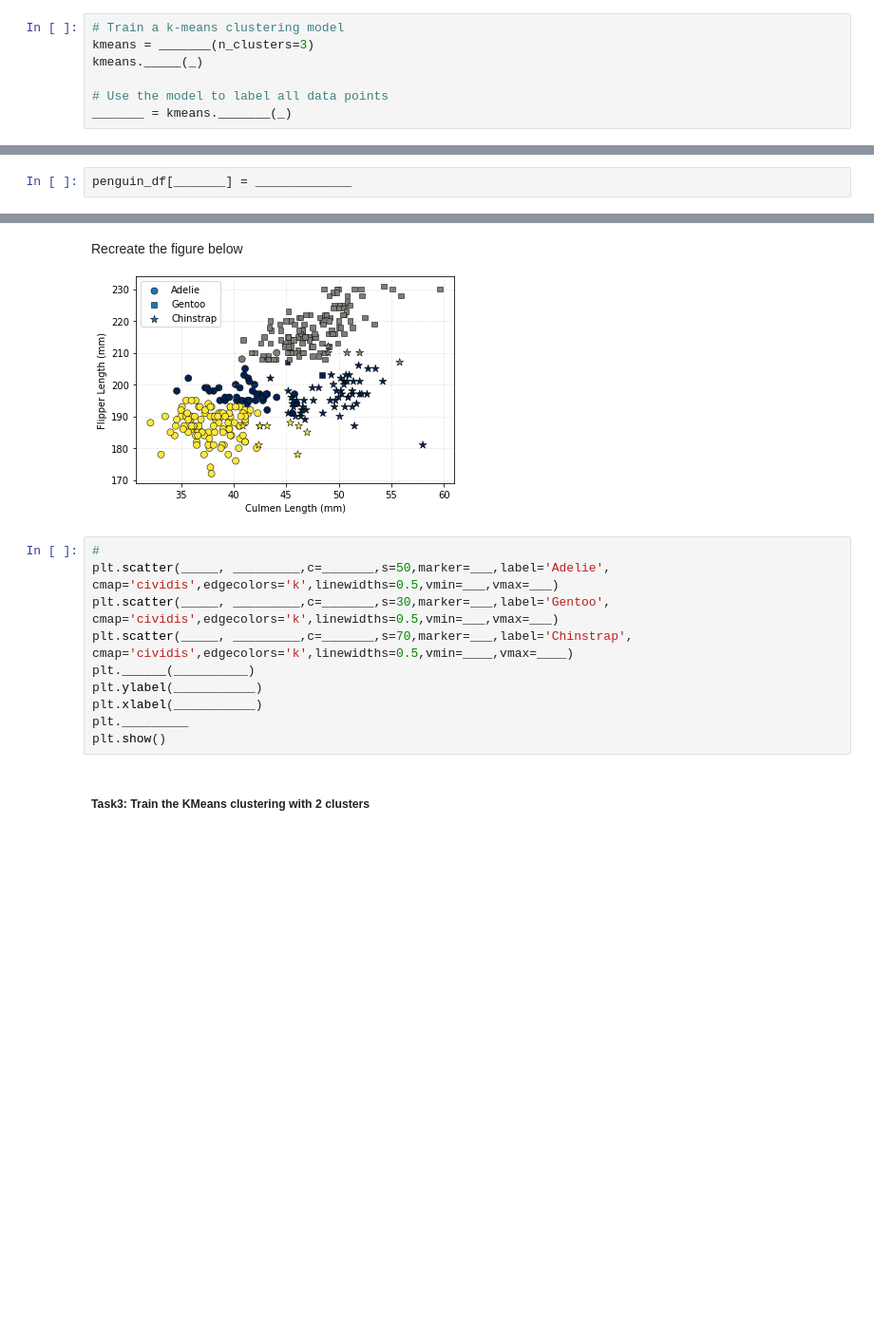
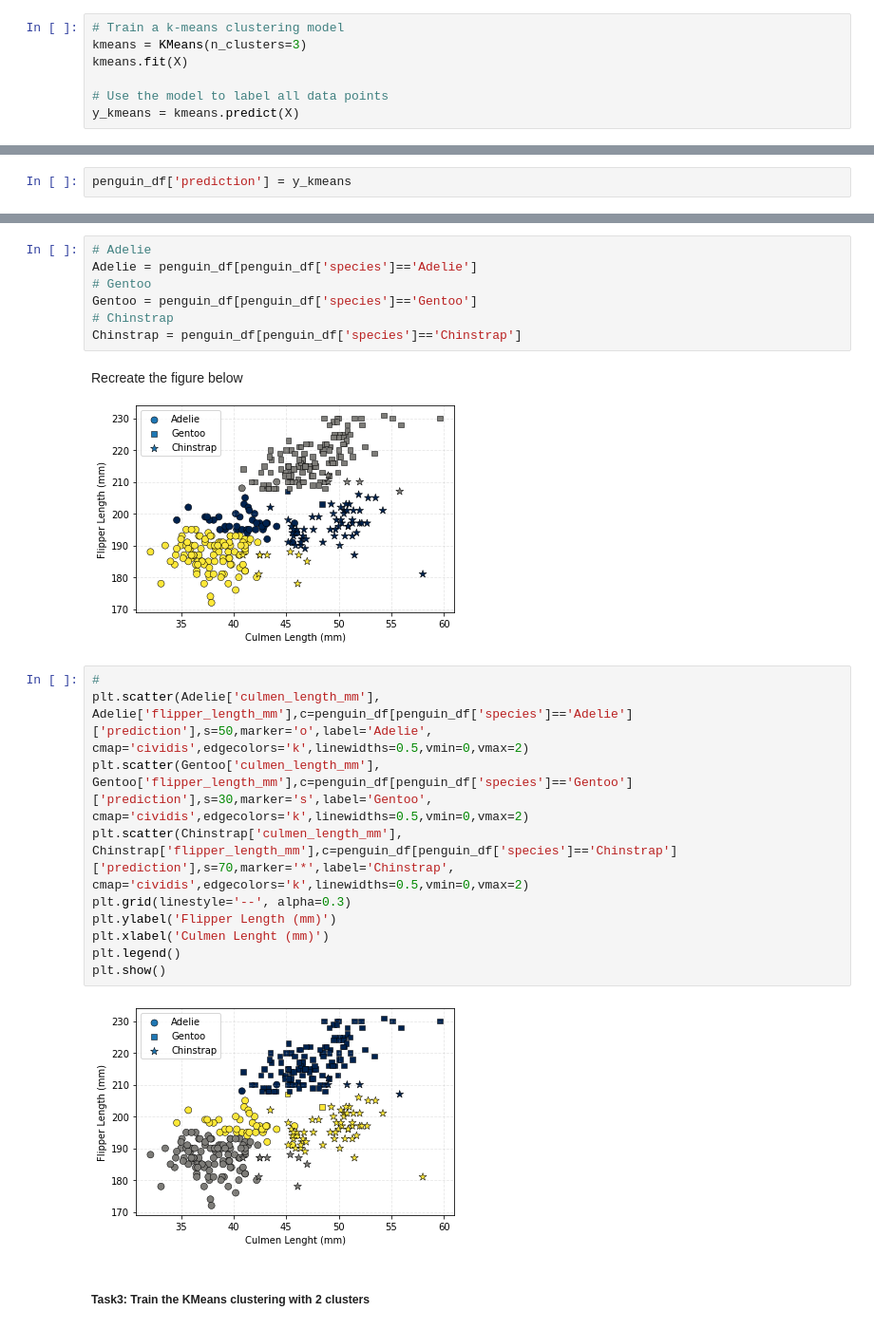
Before and after one commit to JerKeller/2022_Intro_Python, a Jupyter notebook: W4_S1.ipynb, the cells around one changed output, grey strips where cells are left out. Shown: that part at 95% size. Drawn from its saved outputs; the diff is of its cells as text; blank space fills up the shorter version.

```diff
--- a/W4_S1.ipynb
+++ b/W4_S1.ipynb
@@ -161,14 +175,14 @@ Based on the silhouette and elbow analysis, it seems the either 2 or 3 clusters
 ##### **Task2: Perform KMeans clustering with 3 clusters**
 # %%
 # Train a k-means clustering model
-kmeans = _______(n_clusters=3)
-kmeans._____(_)
+kmeans = KMeans(n_clusters=3)
+kmeans.fit(X)
 
 # Use the model to label all data points
-_______ = kmeans._______(_)
+y_kmeans = kmeans.predict(X)
 # %% [markdown]
 Now, our penguin dataset is labelled. So we can compare our clustering results with the truth to see how well our trained model performed.
 # %% [markdown]
 First store the predicted labels in the pandas dataframe
-# %%
-penguin_df[_______] = _____________
+# %%
+penguin_df['prediction'] = y_kmeans
@@ -183,17 +197,26 @@ Then extract the culmen_length_mm and flipper_length_mm of the three penguin cat
+# %%
+# Adelie
+Adelie = penguin_df[penguin_df['species']=='Adelie']
+# Gentoo
+Gentoo = penguin_df[penguin_df['species']=='Gentoo']
+# Chinstrap
+Chinstrap = penguin_df[penguin_df['species']=='Chinstrap']
 # %% [markdown]
 Recreate the figure below
 
 ![plot3.png](embedded-picture-1)
 # %%
 #
-plt.scatter(_____, _________,c=_______,s=50,marker=___,label='Adelie', cmap='cividis',edgecolors='k',linewidths=0.5,vmin=___,vmax=___)
-plt.scatter(_____, _________,c=_______,s=30,marker=___,label='Gentoo', cmap='cividis',edgecolors='k',linewidths=0.5,vmin=___,vmax=___)
-plt.scatter(_____, _________,c=_______,s=70,marker=___,label='Chinstrap', cmap='cividis',edgecolors='k',linewidths=0.5,vmin=____,vmax=____)
-plt.______(__________)
-plt.ylabel(___________)
-plt.xlabel(___________)
-plt._________
+plt.scatter(Adelie['culmen_length_mm'], Adelie['flipper_length_mm'],c=penguin_df[penguin_df['species']=='Adelie']['prediction'],s=50,marker='o',label='Adelie', cmap='cividis',edgecolors='k',linewidths=0.5,vmin=0,vmax=2)
+plt.scatter(Gentoo['culmen_length_mm'], Gentoo['flipper_length_mm'],c=penguin_df[penguin_df['species']=='Gentoo']['prediction'],s=30,marker='s',label='Gentoo', cmap='cividis',edgecolors='k',linewidths=0.5,vmin=0,vmax=2)
+plt.scatter(Chinstrap['culmen_length_mm'], Chinstrap['flipper_length_mm'],c=penguin_df[penguin_df['species']=='Chinstrap']['prediction'],s=70,marker='*',label='Chinstrap', cmap='cividis',edgecolors='k',linewidths=0.5,vmin=0,vmax=2)
+plt.grid(linestyle='--', alpha=0.3)
+plt.ylabel('Flipper Length (mm)')
+plt.xlabel('Culmen Lenght (mm)')
+plt.legend()
 plt.show()
+# %% [output]
+[figure, added]
 # %% [markdown]
 ##### **Task3: Train the KMeans clustering with 2 clusters**
 # %%
```
Also changed, not shown: parts of 15 cells of this notebook.
